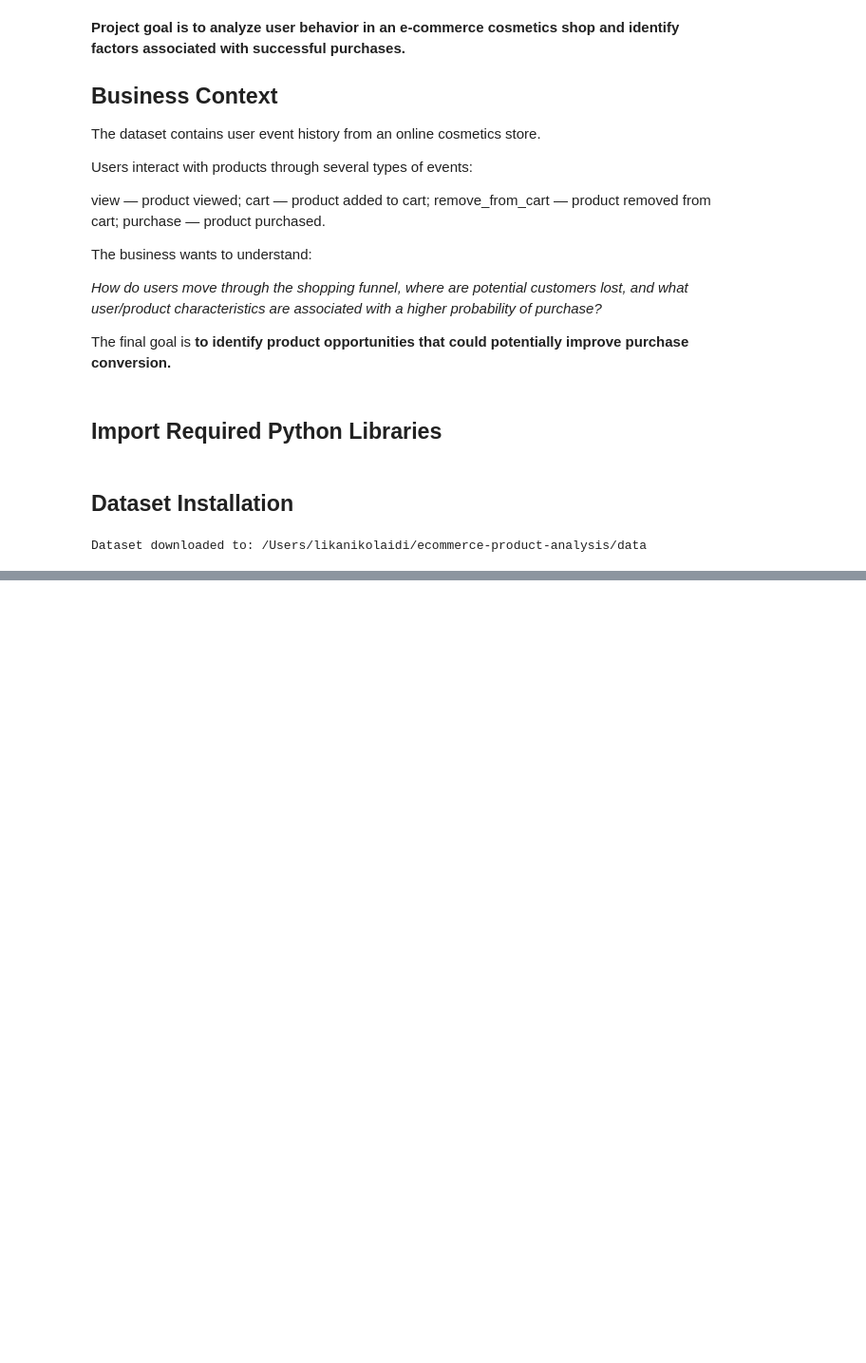
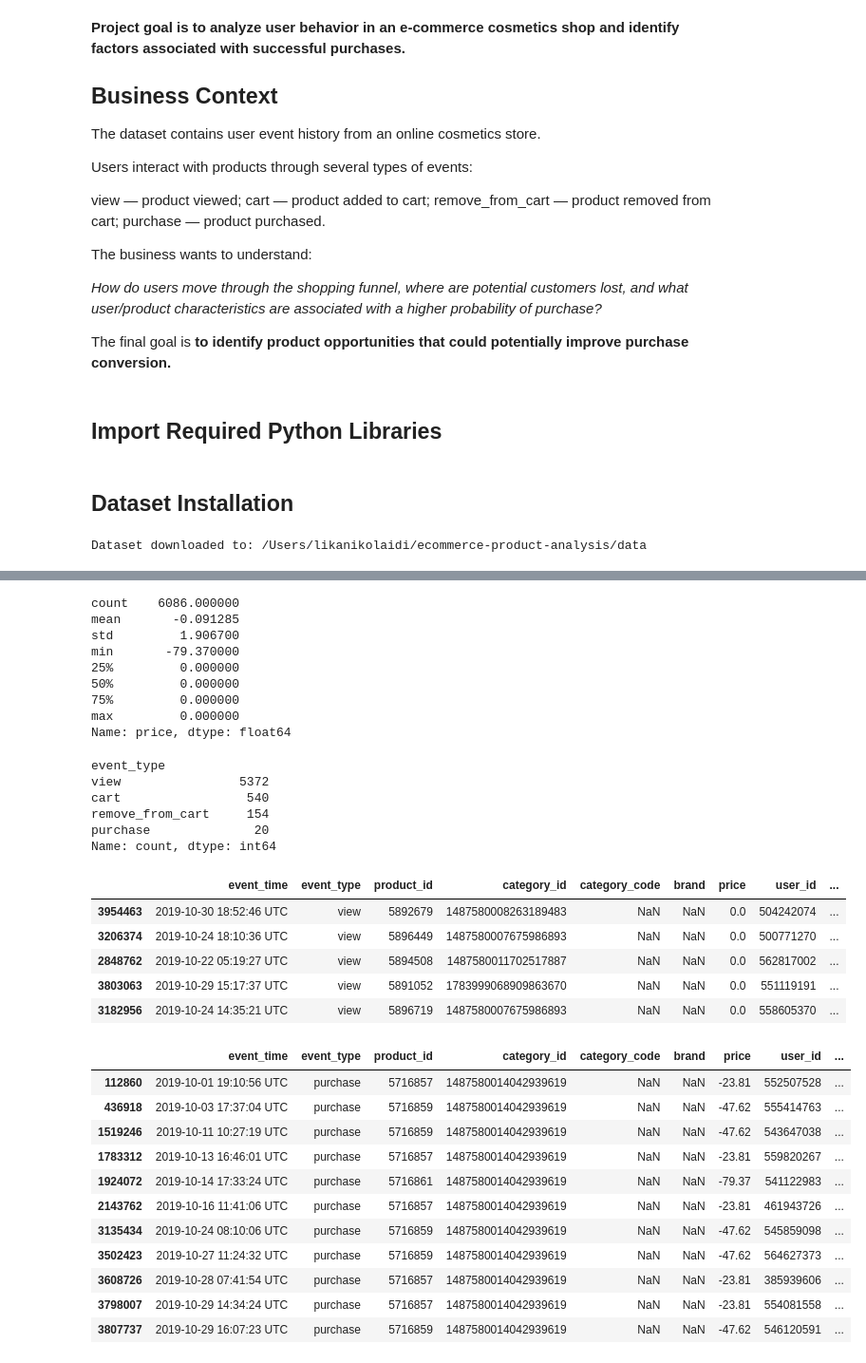
Before and after one commit to moriyuko/ecommerce-product-analysis, a Jupyter notebook: notebook.ipynb, the cells around one changed output, grey strips where cells are left out. Shown at 95% size. Drawn from its saved outputs; the diff is of its cells as text; code cells hidden in the pictures; blank space fills up the shorter version.

```diff
--- a/notebook.ipynb
+++ b/notebook.ipynb
@@ -55,0 +321,41 @@ Dataset downloaded to: /Users/likanikolaidi/ecommerce-product-analysis/data
+# %%
+invalid_prices = df.loc[df["price"] <= 0]
+
+display(invalid_prices["price"].describe())
+display(invalid_prices["event_type"].value_counts())
+display(invalid_prices.sample(5))
+display(invalid_prices.loc[invalid_prices["price"] <= -20])
+# %% [output]
+count    6086.000000
+mean       -0.091285
+std         1.906700
+min       -79.370000
+25%         0.000000
+50%         0.000000
+75%         0.000000
+max         0.000000
+Name: price, dtype: float64
+event_type
+view                5372
+cart                 540
+remove_from_cart     154
+purchase              20
+Name: count, dtype: int64
+|  | event_time | event_type | product_id | category_id | category_code | brand | price | user_id | ... |
+| 3954463 | 2019-10-30 18:52:46 UTC | view | 5892679 | 1487580008263189483 | NaN | NaN | 0.0 | 504242074 | ... |
+| 3206374 | 2019-10-24 18:10:36 UTC | view | 5896449 | 1487580007675986893 | NaN | NaN | 0.0 | 500771270 | ... |
+| 2848762 | 2019-10-22 05:19:27 UTC | view | 5894508 | 1487580011702517887 | NaN | NaN | 0.0 | 562817002 | ... |
+| 3803063 | 2019-10-29 15:17:37 UTC | view | 5891052 | 1783999068909863670 | NaN | NaN | 0.0 | 551119191 | ... |
+| 3182956 | 2019-10-24 14:35:21 UTC | view | 5896719 | 1487580007675986893 | NaN | NaN | 0.0 | 558605370 | ... |
+|  | event_time | event_type | product_id | category_id | category_code | brand | price | user_id | ... |
+| 112860 | 2019-10-01 19:10:56 UTC | purchase | 5716857 | 1487580014042939619 | NaN | NaN | -23.81 | 552507528 | ... |
+| 436918 | 2019-10-03 17:37:04 UTC | purchase | 5716859 | 1487580014042939619 | NaN | NaN | -47.62 | 555414763 | ... |
+| 1519246 | 2019-10-11 10:27:19 UTC | purchase | 5716859 | 1487580014042939619 | NaN | NaN | -47.62 | 543647038 | ... |
+| 1783312 | 2019-10-13 16:46:01 UTC | purchase | 5716857 | 1487580014042939619 | NaN | NaN | -23.81 | 559820267 | ... |
+| 1924072 | 2019-10-14 17:33:24 UTC | purchase | 5716861 | 1487580014042939619 | NaN | NaN | -79.37 | 541122983 | ... |
+| 2143762 | 2019-10-16 11:41:06 UTC | purchase | 5716857 | 1487580014042939619 | NaN | NaN | -23.81 | 461943726 | ... |
+| 3135434 | 2019-10-24 08:10:06 UTC | purchase | 5716859 | 1487580014042939619 | NaN | NaN | -47.62 | 545859098 | ... |
+| 3502423 | 2019-10-27 11:24:32 UTC | purchase | 5716859 | 1487580014042939619 | NaN | NaN | -47.62 | 564627373 | ... |
+| 3608726 | 2019-10-28 07:41:54 UTC | purchase | 5716857 | 1487580014042939619 | NaN | NaN | -23.81 | 385939606 | ... |
+| 3798007 | 2019-10-29 14:34:24 UTC | purchase | 5716857 | 1487580014042939619 | NaN | NaN | -23.81 | 554081558 | ... |
+| 3807737 | 2019-10-29 16:07:23 UTC | purchase | 5716859 | 1487580014042939619 | NaN | NaN | -47.62 | 546120591 | ... |
```
Also changed, not shown: parts of 17 cells of this notebook.
